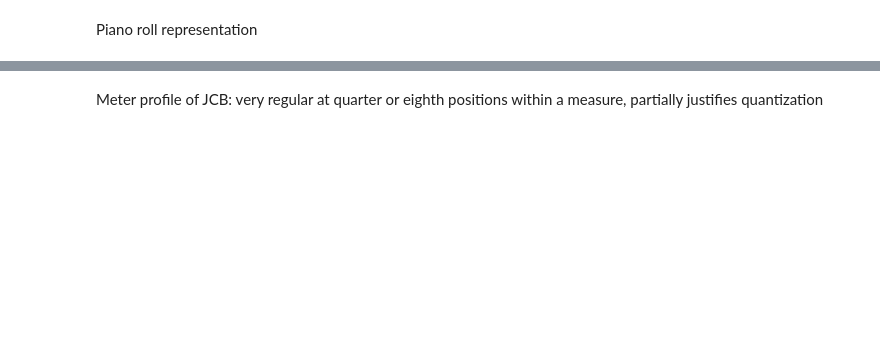
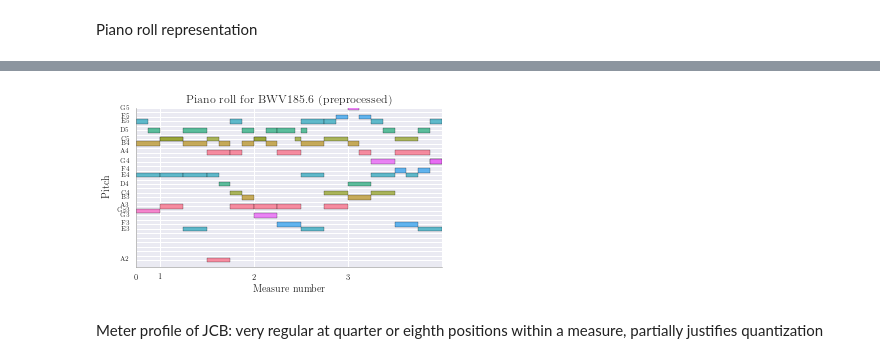
Before and after one commit to feynmanliang/bachbot-thesis, a Jupyter notebook: jupyter-notebooks/Corpus studies.ipynb, the cells around one changed output, grey strips where cells are left out. Saved outputs shown, nothing was run; the diff lists cells and outputs as text; code cells hidden in the pictures; blank space fills up the shorter version.

```diff
--- a/jupyter-notebooks/Corpus studies.ipynb
+++ b/jupyter-notebooks/Corpus studies.ipynb
@@ -111,11 +134,16 @@ fig.savefig('bwv133-6-original-piano-roll.png', bbox_inches='tight', dpi=300)
 # %%
+latexify(fig_width=5, ytick_labelsize=6)
 fig, ax = plt.subplots(1, 1)
-fig.set_size_inches(5.3956653543,4)
+
 plot_piano_roll(ax, s_subset_processed)
-ax.set_title('Piano roll for JCB Chorale BWV133.6\n(transposed to Cmaj, quantized to 1/{} notes)'.format(4*QUANTIZE_QUARTER_NOTE_SUBDIVISION))
+ax.set_title('Piano roll for BWV185.6 (preprocessed)'.format(4*QUANTIZE_QUARTER_NOTE_SUBDIVISION))
+
+format_axes(ax)
 fig.tight_layout()
 fig.show()
-fig.savefig('bwv133-6-preproc-piano-roll.png', bbox_inches='tight', dpi=300)
+fig.savefig('bwv185-6-preproc-piano-roll.pgf', bbox_inches='tight', dpi=300)
+# %% [output]
+[figure, added]
 # %% [markdown]
 Meter profile of JCB: very regular at quarter or eighth positions within a measure, partially justifies quantization
 # %%
```
Also changed, not shown: parts of 8 cells of this notebook, 17 other files.
